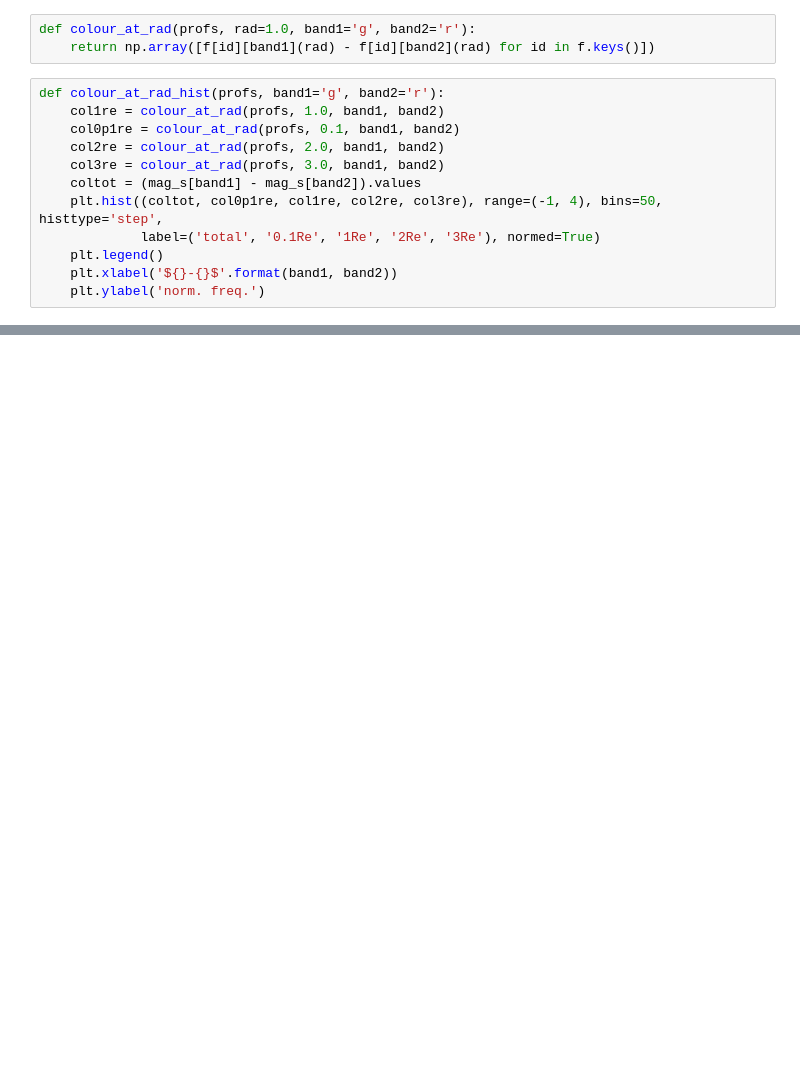
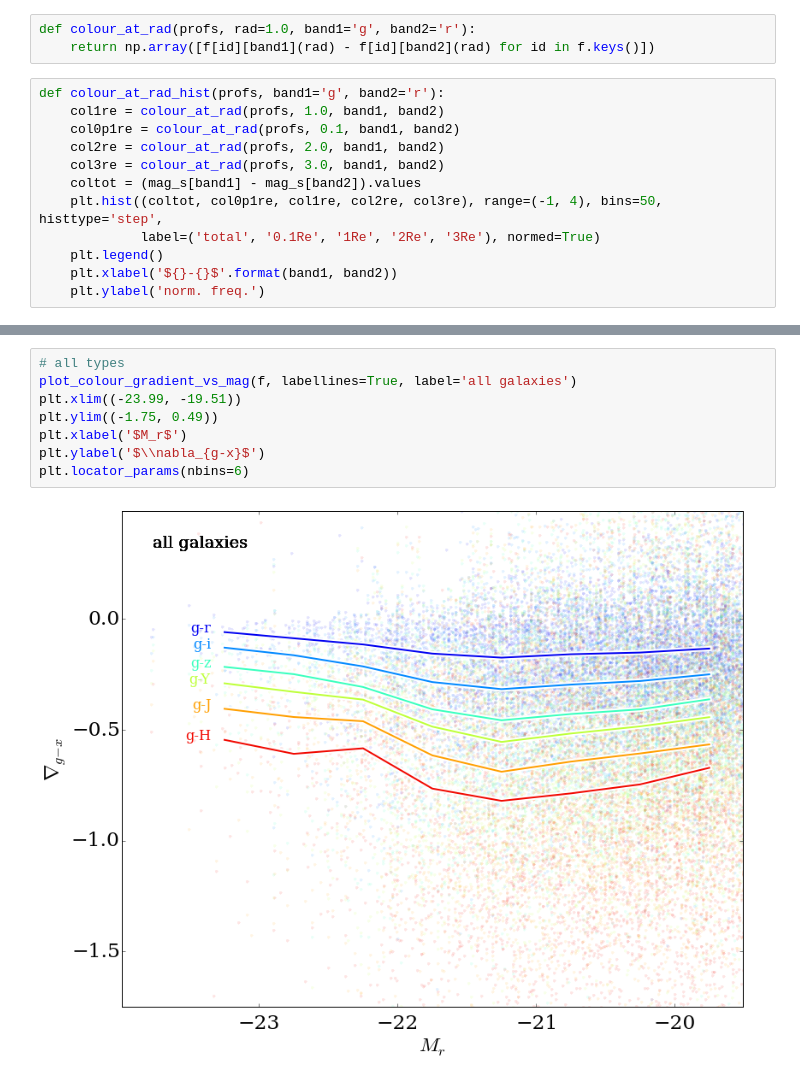
Before and after one commit to MegaMorph/megamorph-analysis, a Jupyter notebook: notebooks/colour_profiles_vulcani.ipynb, the cells around one changed output, grey strips where cells are left out. Cells and saved outputs as stored; diff of their text form; blank space fills up the shorter version.

```diff
--- a/notebooks/colour_profiles_vulcani.ipynb
+++ b/notebooks/colour_profiles_vulcani.ipynb
@@ -266,0 +311,10 @@ colour_at_rad_hist(f, 'g', 'r')
+# %%
+# all types
+plot_colour_gradient_vs_mag(f, labellines=True, label='all galaxies')
+plt.xlim((-23.99, -19.51))
+plt.ylim((-1.75, 0.49))
+plt.xlabel('$M_r$')
+plt.ylabel('$\\nabla_{g-x}$')
+plt.locator_params(nbins=6)
+# %% [output]
+[figure, added]
```
Also changed, not shown: parts of 9 cells of this notebook.
